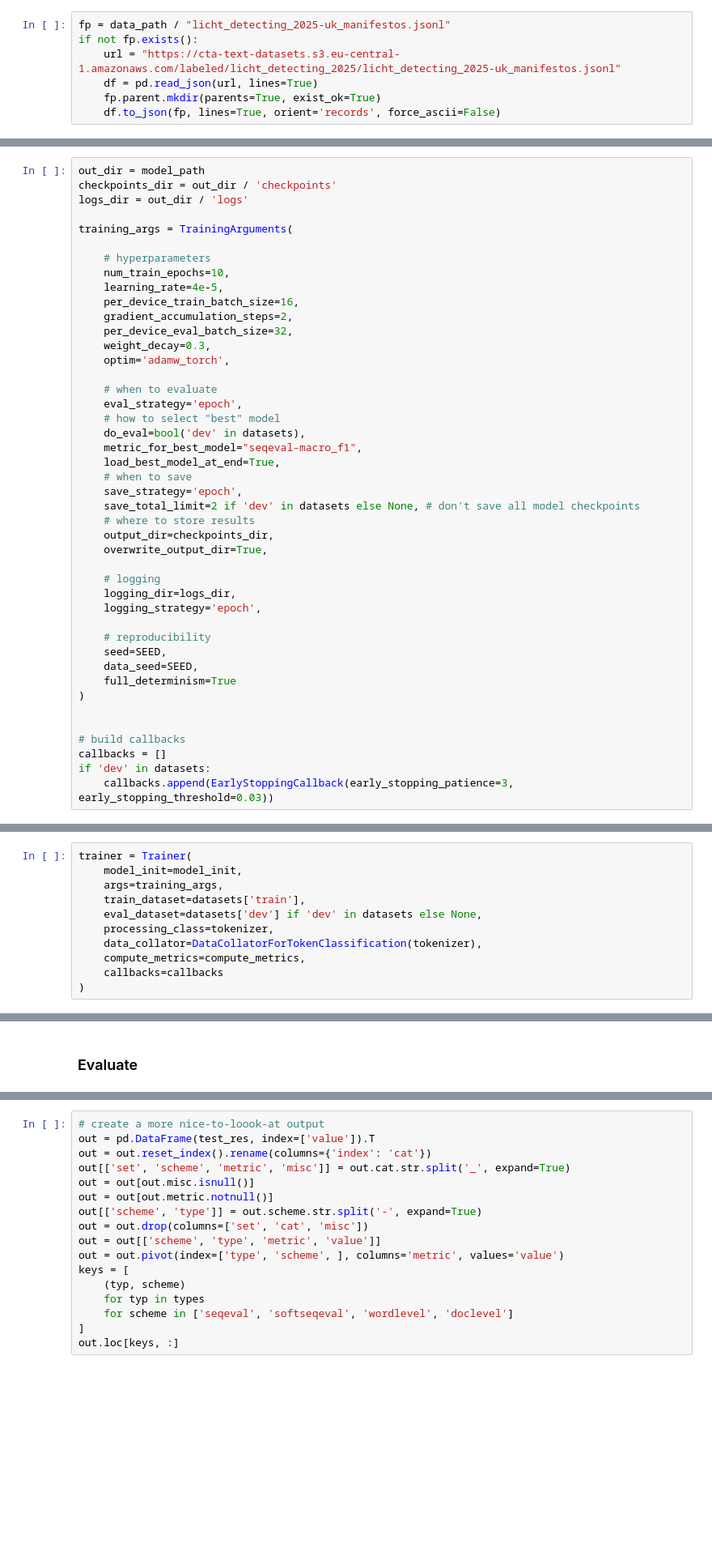
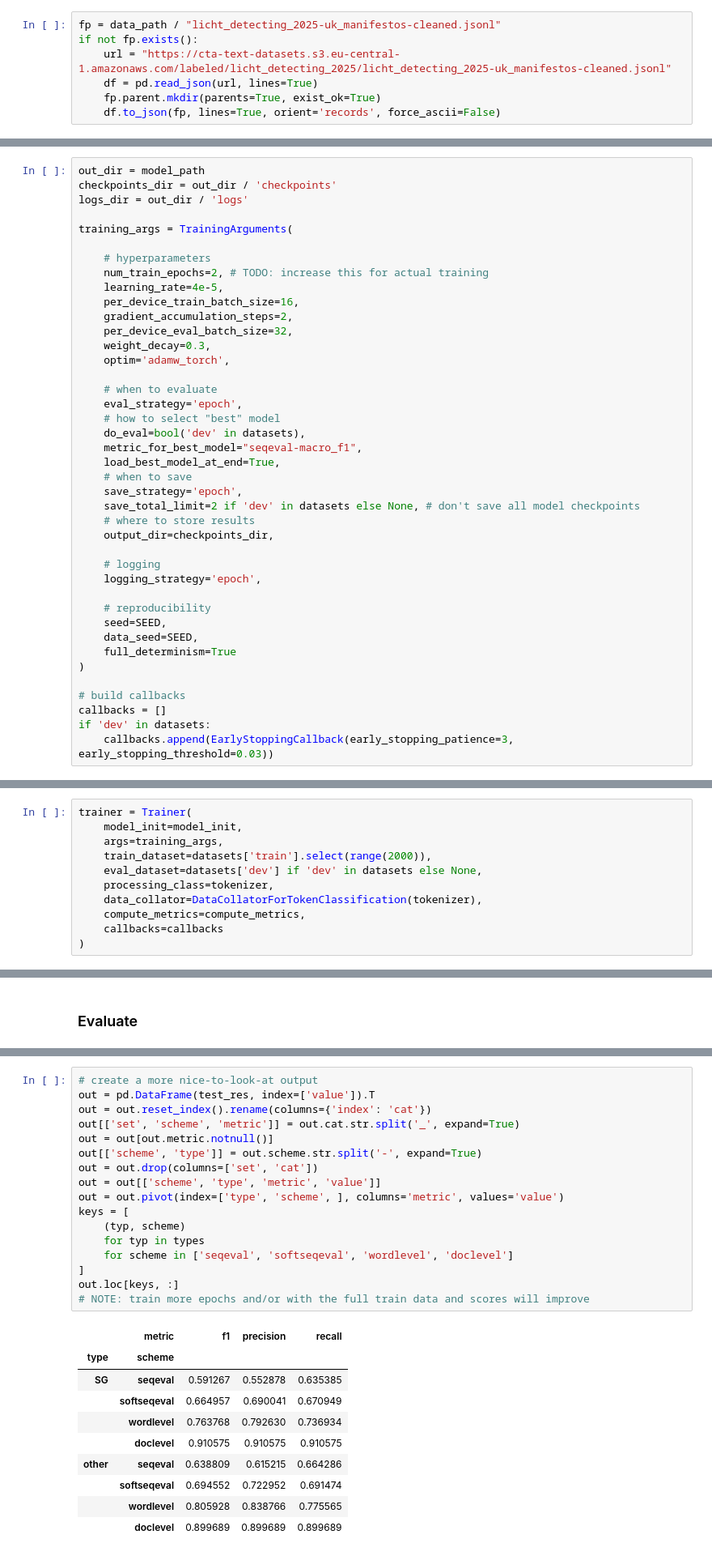
Before and after one commit to haukelicht/advanced_text_analysis, a Jupyter notebook: notebooks/encoder_finetuning/finetune_token_classifier.ipynb, the cells around one changed output, grey strips where cells are left out. Shown at 81% size. Drawn from its saved outputs; the diff is of its cells as text; blank space fills up the shorter version.

```diff
--- a/notebooks/encoder_finetuning/finetune_token_classifier.ipynb
+++ b/notebooks/encoder_finetuning/finetune_token_classifier.ipynb
@@ -169,9 +171,9 @@ base_path = Path("/content/advanced_text_analysis/" if COLAB else "../../")
 # %%
 data_path = base_path / "data" / "labeled" / "licht_detecting_2025"
 # %%
-fp = data_path / "licht_detecting_2025-uk_manifestos.jsonl"
+fp = data_path / "licht_detecting_2025-uk_manifestos-cleaned.jsonl"
 if not fp.exists():
-    url = "https://cta-text-datasets.s3.eu-central-1.amazonaws.com/labeled/licht_detecting_2025/licht_detecting_2025-uk_manifestos.jsonl"
+    url = "https://cta-text-datasets.s3.eu-central-1.amazonaws.com/labeled/licht_detecting_2025/licht_detecting_2025-uk_manifestos-cleaned.jsonl"
     df = pd.read_json(url, lines=True)
     fp.parent.mkdir(parents=True, exist_ok=True)
     df.to_json(fp, lines=True, orient='records', force_ascii=False)
@@ -301,7 +383,7 @@ logs_dir = out_dir / 'logs'
 training_args = TrainingArguments(
 
     # hyperparameters
-    num_train_epochs=10,
+    num_train_epochs=2, # TODO: increase this for actual training
     learning_rate=4e-5,
     per_device_train_batch_size=16,
     gradient_accumulation_steps=2,
@@ -320,10 +402,8 @@ training_args = TrainingArguments(
     save_total_limit=2 if 'dev' in datasets else None, # don't save all model checkpoints
     # where to store results
     output_dir=checkpoints_dir,
-    overwrite_output_dir=True,
 
     # logging
-    logging_dir=logs_dir,
     logging_strategy='epoch',
 
     # reproducibility
@@ -332,7 +412,6 @@ training_args = TrainingArguments(
     full_determinism=True
 )
 
-
 # build callbacks
 callbacks = []
 if 'dev' in datasets:
@@ -343,7 +422,7 @@ if 'dev' in datasets:
 trainer = Trainer(
     model_init=model_init,
     args=training_args,
-    train_dataset=datasets['train'],
+    train_dataset=datasets['train'].select(range(2000)),
     eval_dataset=datasets['dev'] if 'dev' in datasets else None,
     processing_class=tokenizer,
     data_collator=DataCollatorForTokenClassification(tokenizer),
@@ -364,20 +477,31 @@ test_res = trainer.evaluate(datasets['test'], metric_key_prefix='test')
 # %%
-# create a more nice-to-loook-at output
+# create a more nice-to-look-at output
 out = pd.DataFrame(test_res, index=['value']).T
 out = out.reset_index().rename(columns={'index': 'cat'})
-out[['set', 'scheme', 'metric', 'misc']] = out.cat.str.split('_', expand=True)
-out = out[out.misc.isnull()]
+out[['set', 'scheme', 'metric']] = out.cat.str.split('_', expand=True)
 out = out[out.metric.notnull()]
 out[['scheme', 'type']] = out.scheme.str.split('-', expand=True)
-out = out.drop(columns=['set', 'cat', 'misc'])
+out = out.drop(columns=['set', 'cat'])
 out = out[['scheme', 'type', 'metric', 'value']]
 out = out.pivot(index=['type', 'scheme', ], columns='metric', values='value')
 keys = [
     (typ, scheme)
     for typ in types
     for scheme in ['seqeval', 'softseqeval', 'wordlevel', 'doclevel']
 ]
 out.loc[keys, :]
+# NOTE: train more epochs and/or with the full train data and scores will improve
+# %% [output]
+|  | metric | f1 | precision | recall |
+| type | scheme |  |  |  |
+| SG | seqeval | 0.591267 | 0.552878 | 0.635385 |
+|  | softseqeval | 0.664957 | 0.690041 | 0.670949 |
+|  | wordlevel | 0.763768 | 0.792630 | 0.736934 |
+|  | doclevel | 0.910575 | 0.910575 | 0.910575 |
+| other | seqeval | 0.638809 | 0.615215 | 0.664286 |
+|  | softseqeval | 0.694552 | 0.722952 | 0.691474 |
+|  | wordlevel | 0.805928 | 0.838766 | 0.775565 |
+|  | doclevel | 0.899689 | 0.899689 | 0.899689 |
 # %% [markdown]
 ### Inference
 # %%
```
Also changed, not shown: parts of 17 cells of this notebook, 10 other files.
